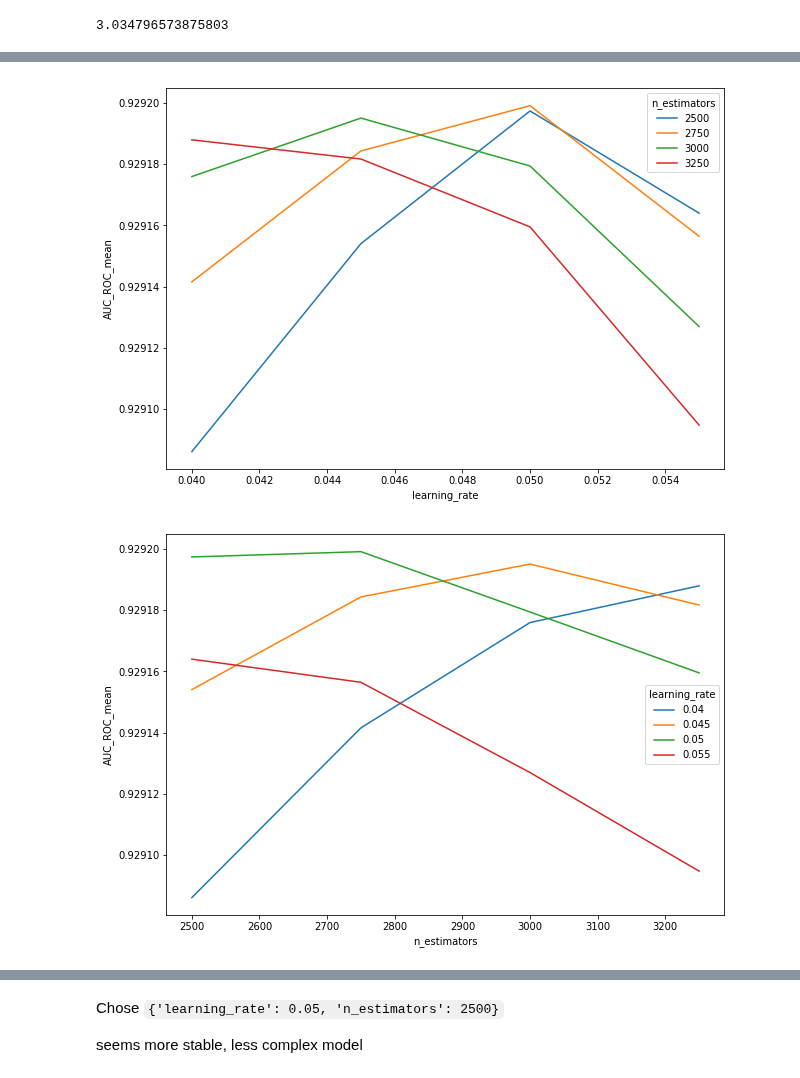
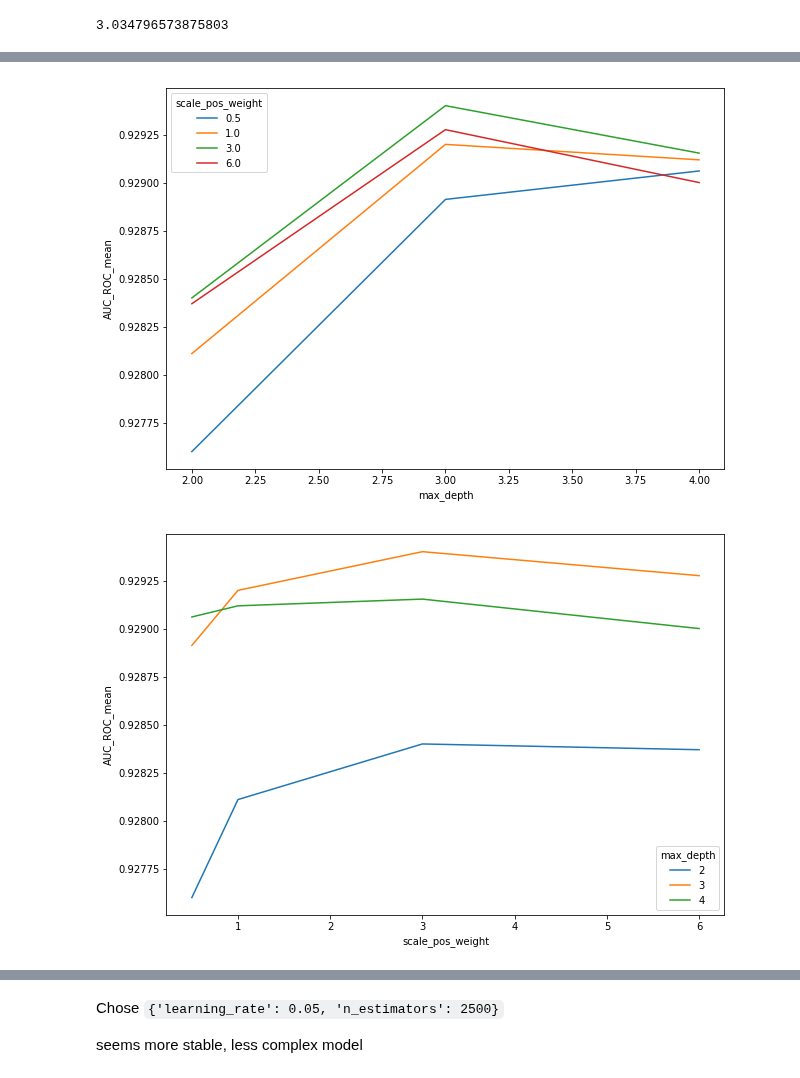
Before and after one commit to shane-kercheval/udacity, a Jupyter notebook: data_scientist_nanodegree/projects/p1_charityml/custom/XGB_tuning_oo-learning.ipynb, the cells around one changed output, grey strips where cells are left out. Drawn from its saved outputs; the diff is of its cells as text; code cells hidden in the pictures.

```diff
--- a/data_scientist_nanodegree/projects/p1_charityml/custom/XGB_tuning_oo-learning.ipynb
+++ b/data_scientist_nanodegree/projects/p1_charityml/custom/XGB_tuning_oo-learning.ipynb
@@ -192,20 +184,20 @@ params_dict
 # %%
 tuner.results.plot_hyper_params_profile(
                                         metric=oo.Metric.AUC_ROC,
-                                        x_axis='learning_rate',
-                                        line='n_estimators',
+                                        x_axis='max_depth',
+                                        line='scale_pos_weight',
                                        # grid='gamma'
                                        )
 # %% [output]
-[figure, old version]
+[figure, new version]
 # %%
 tuner.results.plot_hyper_params_profile(
                                         metric=oo.Metric.AUC_ROC,
-                                        x_axis='n_estimators',
-                                        line='learning_rate',
+                                        x_axis='scale_pos_weight',
+                                        line='max_depth',
                                        # grid='gamma'
                                        )
 # %% [output]
-[figure, old version]
+[figure, new version]
 # %%
 tuner.results.best_hyper_params
```
Also changed, not shown: parts of 19 cells of this notebook, 7 other files.
